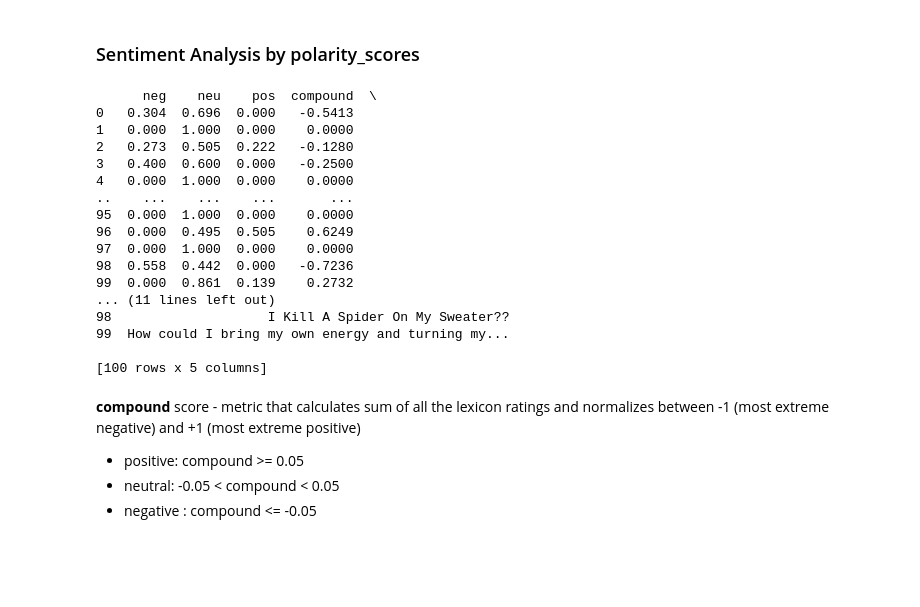
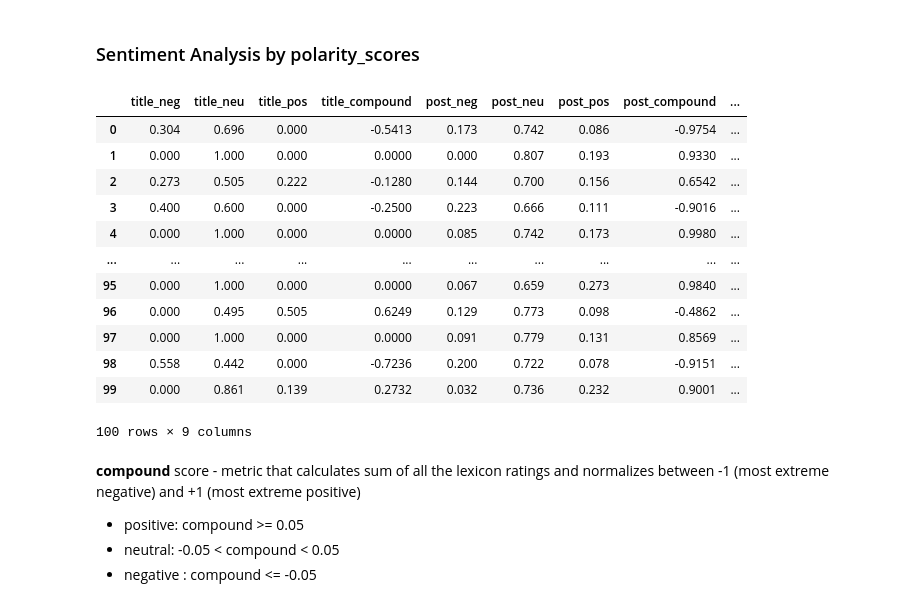
Before and after one commit to DoHowie/COGS199_WI24, a Jupyter notebook: test.ipynb, the cells around one changed output. Saved outputs shown, nothing was run; the diff lists cells and outputs as text; code cells hidden in the pictures; blank space fills up the shorter version.

```diff
--- a/test.ipynb
+++ b/test.ipynb
@@ -152,26 +113,50 @@ def get_sentiments(input_list):
-# %%
-title_sentiments = get_sentiments(combined_data['Title'])
-post_sentiments = get_sentiments(combined_data['Post'])
-
-print(title_sentiments)
-# %% [output]
-      neg    neu    pos  compound  \
-0   0.304  0.696  0.000   -0.5413
-1   0.000  1.000  0.000    0.0000
-2   0.273  0.505  0.222   -0.1280
-3   0.400  0.600  0.000   -0.2500
-4   0.000  1.000  0.000    0.0000
-..    ...    ...    ...       ...
-95  0.000  1.000  0.000    0.0000
-96  0.000  0.495  0.505    0.6249
-97  0.000  1.000  0.000    0.0000
-98  0.558  0.442  0.000   -0.7236
-99  0.000  0.861  0.139    0.2732
-... (11 lines left out)
-98                    I Kill A Spider On My Sweater??
-99  How could I bring my own energy and turning my...
-
-[100 rows x 5 columns]
+# %%
+analyser = SentimentIntensityAnalyzer()
+
+def get_sentiments(titles, posts):
+    sentiments = []
+
+    for title, post in zip(titles, posts):  # Ensure titles and posts are paired correctly
+        title_scores = analyser.polarity_scores(title)
+        post_scores = analyser.polarity_scores(post)
+
+        # Combine title and post scores into one dictionary
+        combined_scores = {
+            'title_neg': title_scores['neg'],
+            'title_neu': title_scores['neu'],
+            'title_pos': title_scores['pos'],
+            'title_compound': title_scores['compound'],
+            'post_neg': post_scores['neg'],
+            'post_neu': post_scores['neu'],
+            'post_pos': post_scores['pos'],
+            'post_compound': post_scores['compound'],
+        }
+
+        sentiments.append(combined_scores)
+
+    # Convert the list of dictionaries into a DataFrame
+    output = pd.DataFrame(sentiments)
+    return output
+# %%
+sentiment_data = get_sentiments(combined_data['Title'], combined_data['Post'])
+
+final_data = pd.concat([sentiment_data, combined_data['Loneliness'].reset_index(drop=True)], axis=1)
+
+final_data
+# %% [output]
+|  | title_neg | title_neu | title_pos | title_compound | post_neg | post_neu | post_pos | post_compound | ... |
+| 0 | 0.304 | 0.696 | 0.000 | -0.5413 | 0.173 | 0.742 | 0.086 | -0.9754 | ... |
+| 1 | 0.000 | 1.000 | 0.000 | 0.0000 | 0.000 | 0.807 | 0.193 | 0.9330 | ... |
+| 2 | 0.273 | 0.505 | 0.222 | -0.1280 | 0.144 | 0.700 | 0.156 | 0.6542 | ... |
+| 3 | 0.400 | 0.600 | 0.000 | -0.2500 | 0.223 | 0.666 | 0.111 | -0.9016 | ... |
+| 4 | 0.000 | 1.000 | 0.000 | 0.0000 | 0.085 | 0.742 | 0.173 | 0.9980 | ... |
+| ... | ... | ... | ... | ... | ... | ... | ... | ... | ... |
+| 95 | 0.000 | 1.000 | 0.000 | 0.0000 | 0.067 | 0.659 | 0.273 | 0.9840 | ... |
+| 96 | 0.000 | 0.495 | 0.505 | 0.6249 | 0.129 | 0.773 | 0.098 | -0.4862 | ... |
+| 97 | 0.000 | 1.000 | 0.000 | 0.0000 | 0.091 | 0.779 | 0.131 | 0.8569 | ... |
+| 98 | 0.558 | 0.442 | 0.000 | -0.7236 | 0.200 | 0.722 | 0.078 | -0.9151 | ... |
+| 99 | 0.000 | 0.861 | 0.139 | 0.2732 | 0.032 | 0.736 | 0.232 | 0.9001 | ... |
+100 rows × 9 columns
 # %% [markdown]
 **compound** score - metric that calculates sum of all the lexicon ratings and normalizes between -1 (most extreme negative) and +1 (most extreme positive)
 - positive: compound >= 0.05
```
Also changed, not shown: parts of 13 cells of this notebook.
